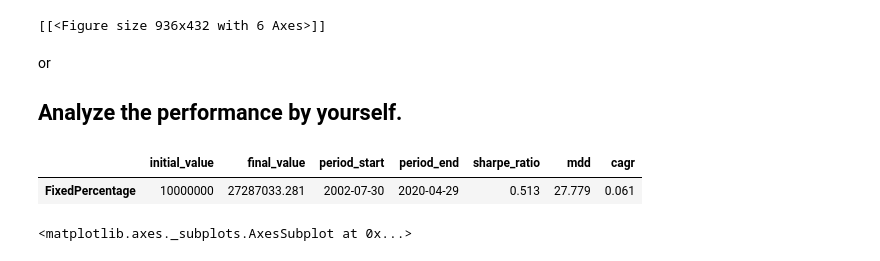
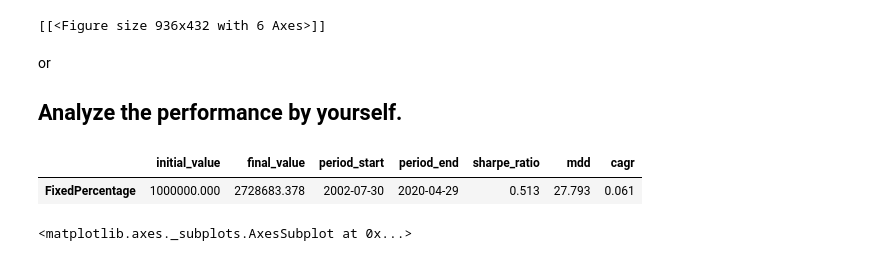
Before and after one commit to samuel281/qu-ant, a Jupyter notebook: notebooks/examples/ch1/fixed_percentage.ipynb, the cells around one changed output. Drawn from its saved outputs; the diff is of its cells as text; code cells hidden in the pictures.

```diff
--- a/notebooks/examples/ch1/fixed_percentage.ipynb
+++ b/notebooks/examples/ch1/fixed_percentage.ipynb
@@ -89,37 +75,22 @@ cerebro.plot()
 # %% [markdown]
 or
 ## Analyze the performance by yourself.
-# %%
-%matplotlib inline
-import empyrical as ep
-import pandas as pd
-
-from lib.utils.analyzer_utils import annual_return_to_df, positions_value_to_df
-
-fixed_percentage_annual_return_df = annual_return_to_df(res[0].analyzers.annual_return.get_analysis())
-fixed_percentage_positions_value_df = positions_value_to_df(res[0].analyzers.positions_value.get_analysis(), enrich_total=True, total_col_name='total')
-sharpe_ratio = res[0].analyzers.sharpe.get_analysis()['sharperatio']
-mdd = res[0].analyzers.draw_down.get_analysis()["max"]["drawdown"]
-cagr = ep.cagr(fixed_percentage_positions_value_df['total'].pct_change(), period="daily", annualization=None)
-
-fixed_percentage_report_df = pd.DataFrame(
-    dict(
-        initial_value = initial_cash,
-        final_value = cerebro.broker.get_value(),
-        period_start = fixed_percentage_positions_value_df.index.min(),
-        period_end = fixed_percentage_positions_value_df.index.max(),
-        sharpe_ratio = sharpe_ratio,
-        mdd = mdd,
-        cagr = cagr
-    ),
-    index=['FixedPercentage']
-)
-
-pd.set_option('float_format', '{:.3f}'.format)
-fixed_percentage_report_df
-# %% [output]
-|  | initial_value | final_value | period_start | period_end | sharpe_ratio | mdd | cagr |
-| FixedPercentage | 10000000 | 27287033.281 | 2002-07-30 | 2020-04-29 | 0.513 | 27.779 | 0.061 |
+# %%
+%matplotlib inline
+import empyrical as ep
+import pandas as pd
+
+from lib.utils.analyzer_utils import get_annual_return_analysis_df, get_pos_values_analysis_df, get_default_perf_analysis_df
+
+pd.set_option('float_format', '{:.3f}'.format)
+
+fp_annual_return_df = get_annual_return_analysis_df(fp_res[0])
+fp_pos_values_df = get_pos_values_analysis_df(fp_res[0])
+fp_perf_report_df = get_default_perf_analysis_df(fp_res[0], 'FixedPercentage')
+fp_perf_report_df
+# %% [output]
+|  | initial_value | final_value | period_start | period_end | sharpe_ratio | mdd | cagr |
+| FixedPercentage | 1000000.000 | 2728683.378 | 2002-07-30 | 2020-04-29 | 0.513 | 27.793 | 0.061 |
 # %%
 import matplotlib.pyplot as plt
 plt.rcParams["figure.figsize"] = (13,10)
```
Also changed, not shown: parts of 12 cells of this notebook, 3 other files.
